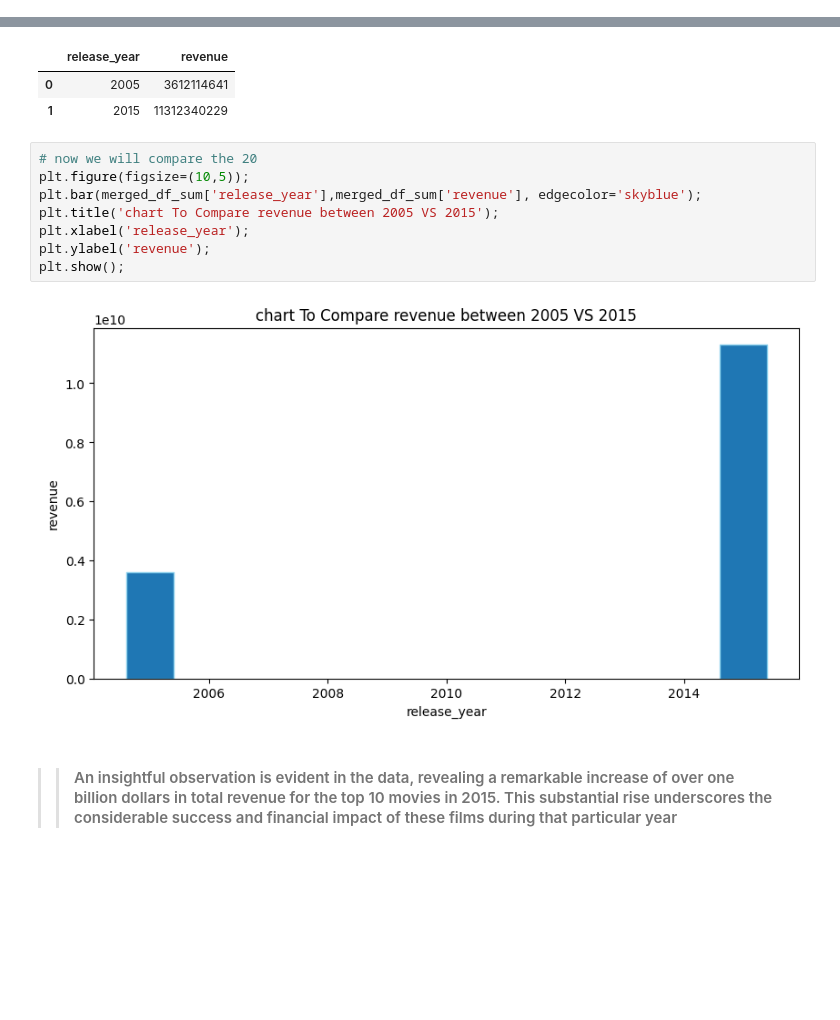
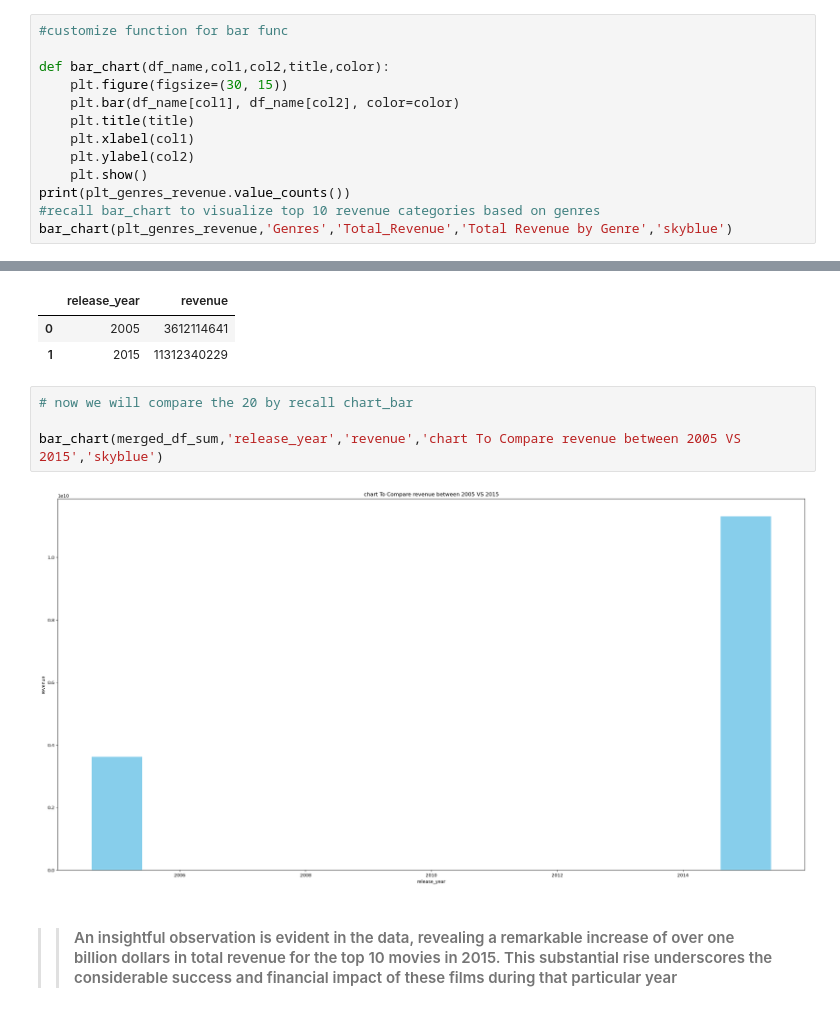
Before and after one commit to masiod/TMDb_movie_data, a Jupyter notebook: TMDB Final Project investigate dataset.ipynb, the cells around one changed output, grey strips where cells are left out. Drawn from its saved outputs; the diff is of its cells as text; blank space fills up the shorter version.

```diff
--- a/TMDB Final Project investigate dataset.ipynb
+++ b/TMDB Final Project investigate dataset.ipynb
@@ -262,0 +248,13 @@ dtype: int64
+# %%
+#customize function for bar func
+
+def bar_chart(df_name,col1,col2,title,color):
+    plt.figure(figsize=(30, 15))
+    plt.bar(df_name[col1], df_name[col2], color=color)
+    plt.title(title)
+    plt.xlabel(col1)
+    plt.ylabel(col2)
+    plt.show()
+print(plt_genres_revenue.value_counts())
+#recall bar_chart to visualize top 10 revenue categories based on genres
+bar_chart(plt_genres_revenue,'Genres','Total_Revenue','Total Revenue by Genre','skyblue')
@@ -367,15 +375,11 @@ merged_df_sum
 | 0 | 2005 | 3612114641 |
 | 1 | 2015 | 11312340229 |
 # %%
-# now we will compare the 20
-plt.figure(figsize=(10,5));
-plt.bar(merged_df_sum['release_year'],merged_df_sum['revenue'], edgecolor='skyblue');
-plt.title('chart To Compare revenue between 2005 VS 2015');
-plt.xlabel('release_year');
-plt.ylabel('revenue');
-plt.show();
+# now we will compare the 20 by recall chart_bar
+
+bar_chart(merged_df_sum,'release_year','revenue','chart To Compare revenue between 2005 VS 2015','skyblue')
 # %% [output]
-[figure, old version]
+[figure, new version]
 # %% [markdown]
 >> #### An insightful observation is evident in the data, revealing a remarkable increase of over one billion dollars in total revenue for the top 10 movies in 2015. This substantial rise underscores the considerable success and financial impact of these films during that particular year
 # %% [markdown]
```
Also changed, not shown: parts of 16 cells of this notebook, 1 other file.
